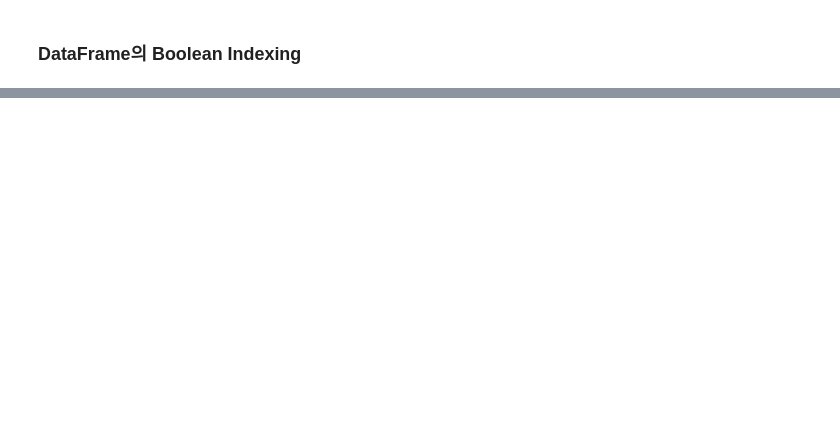
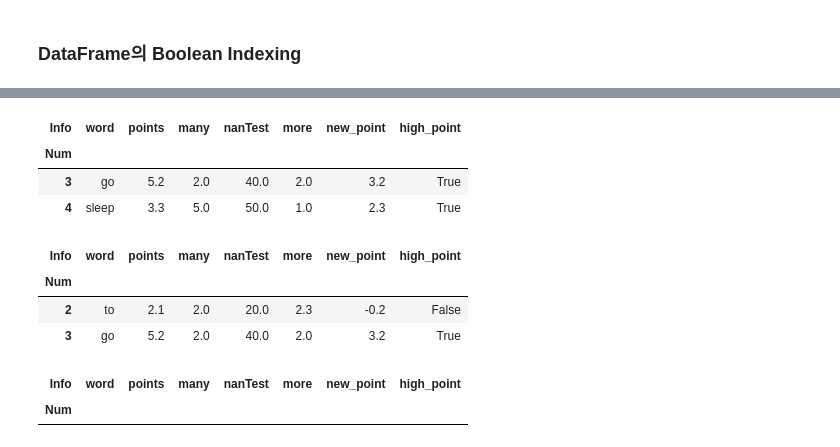
Before and after one commit to YuLim2/Pandas, a Jupyter notebook: Pandas_basic.ipynb, the cells around one changed output, grey strips where cells are left out. Saved outputs shown, nothing was run; the diff lists cells and outputs as text; code cells hidden in the pictures; blank space fills up the shorter version.

```diff
--- a/Pandas_basic.ipynb
+++ b/Pandas_basic.ipynb
@@ -406,0 +417,21 @@ df.iloc[1, 3]
+# %%
+# nanTest와 비교하여 True인 모든 행의 값
+df.loc[df['nanTest'] > 35, :]
+# %% [output]
+| Info | word | points | many | nanTest | more | new_point | high_point |
+| Num |  |  |  |  |  |  |  |
+| 3 | go | 5.2 | 2.0 | 40.0 | 2.0 | 3.2 | True |
+| 4 | sleep | 3.3 | 5.0 | 50.0 | 1.0 | 2.3 | True |
+# %%
+df.loc[df['many'] == 2, :]
+# %% [output]
+| Info | word | points | many | nanTest | more | new_point | high_point |
+| Num |  |  |  |  |  |  |  |
+| 2 | to | 2.1 | 2.0 | 20.0 | 2.3 | -0.2 | False |
+| 3 | go | 5.2 | 2.0 | 40.0 | 2.0 | 3.2 | True |
+# %%
+# 논리 연산도 가능
+df.loc[(df['many'] > 3) & (df['points'] < 3), :]
+# %% [output]
+| Info | word | points | many | nanTest | more | new_point | high_point |
+| Num |  |  |  |  |  |  |  |
```
Also changed, not shown: parts of 25 cells of this notebook.
